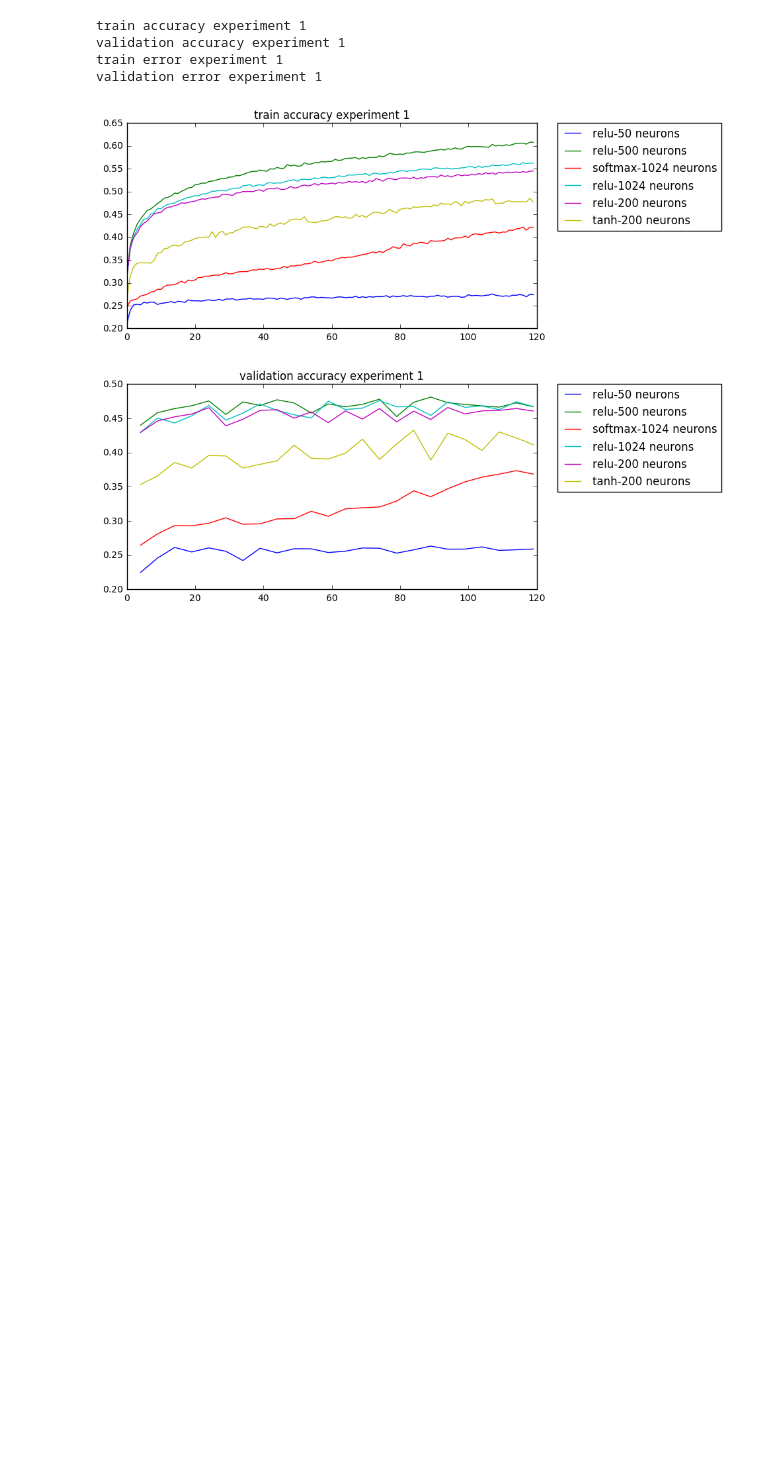
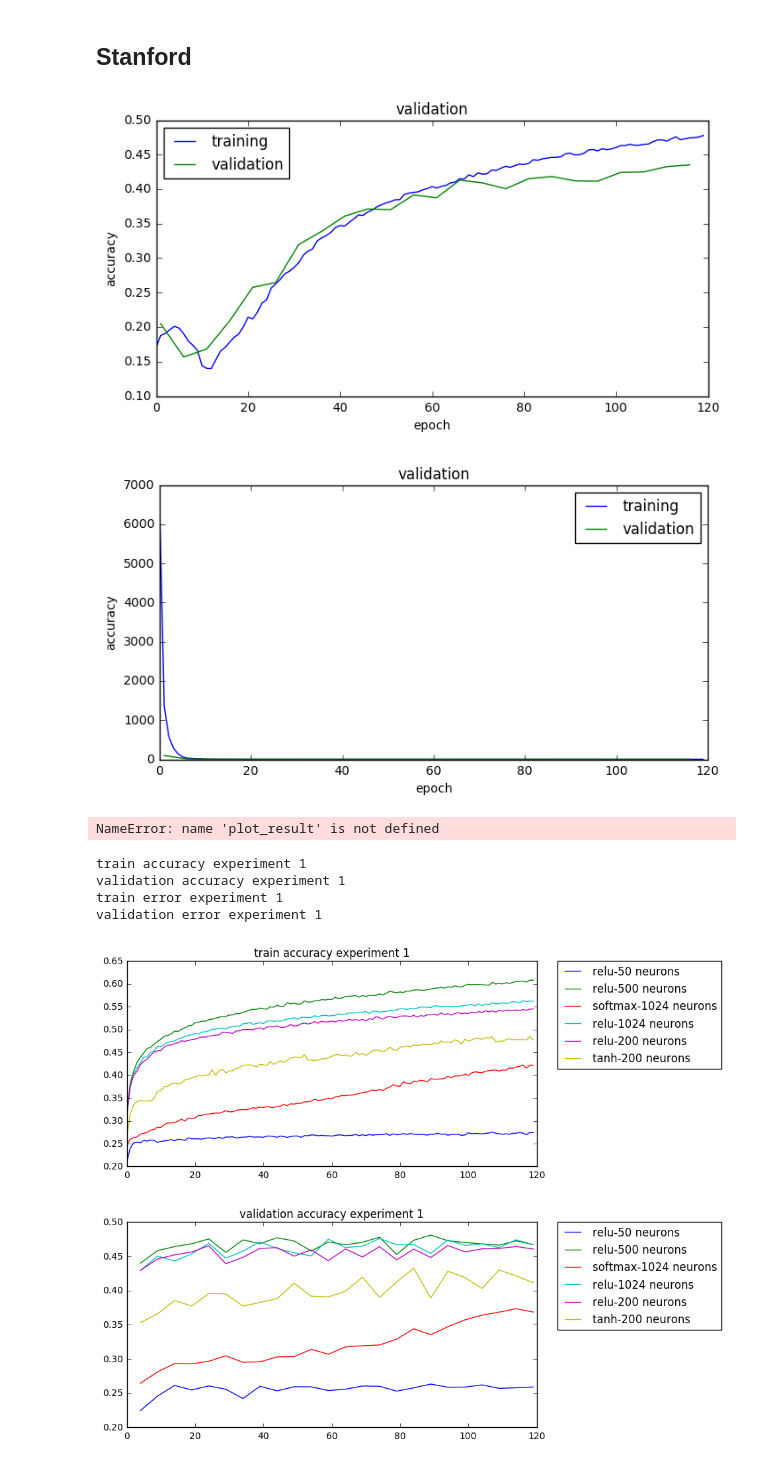
Before and after one commit to syahdeini/machine_learning_practical, a Jupyter notebook: plotting all the list.ipynb, the cells around one changed output. Cells and saved outputs as stored; diff of their text form; code cells hidden in the pictures; blank space fills up the shorter version.

```diff
--- a/plotting all the list.ipynb
+++ b/plotting all the list.ipynb
@@ -41,3 +94,26 @@ def open_file(filepath):
+# %% [markdown]
+## Stanford
+# %%
+filelist = [("stanford/acc_trains_stanford.txt","training"),
+            ("stanford/acc_valid_stanford.txt","validation")
+           ]
+plot_list_result(filelist,"1 conv-net accuracy")
+filelist = [("stanford/error_trains_stanford.txt","training"),
+            ("stanford/error_valid_stanford.txt","validation")
+           ]
+plot_list_result(filelist,"1 conv-net error")
+# %% [output]
+[figure, added]
+[figure, added]
+# %%
+
+
+filelist =  [("acc.relu_50.train","relu-50 neurons"),("acc.relu_500.train","relu-500 neurons")
+,("acc_trains_model1","softmax-1024 neurons"),("acc_trains_model2","relu-1024 neurons"),
+             ("acc_trains_model3","relu-200 neurons"),("acc_trains_model4","tanh-200 neurons")]
+plot_result(filelist, _title='train accuracy experiment 1')
+# %% [output]
+NameError: name 'plot_result' is not defined
 # %%
 def pltsin(ax, colors=['b']):
     x = np.linspace(0,1,100)
```
Also changed, not shown: parts of 5 cells of this notebook, 3 other files.
